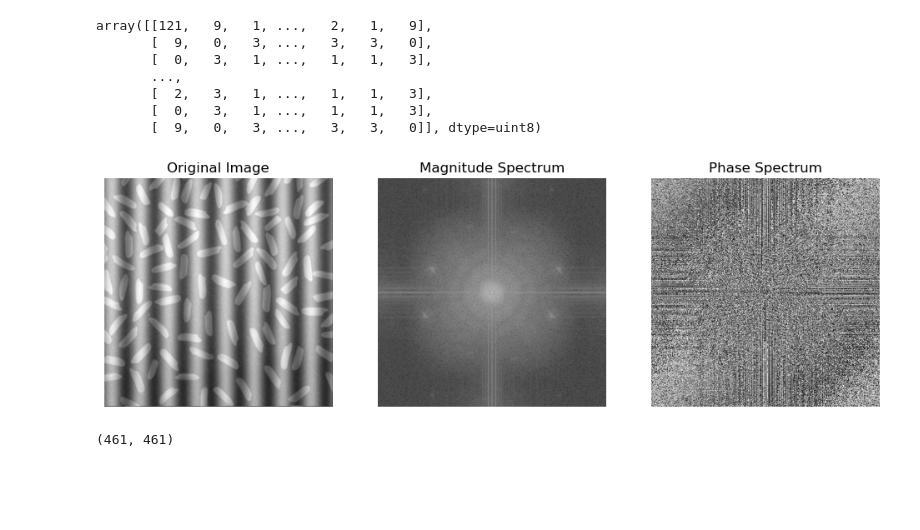
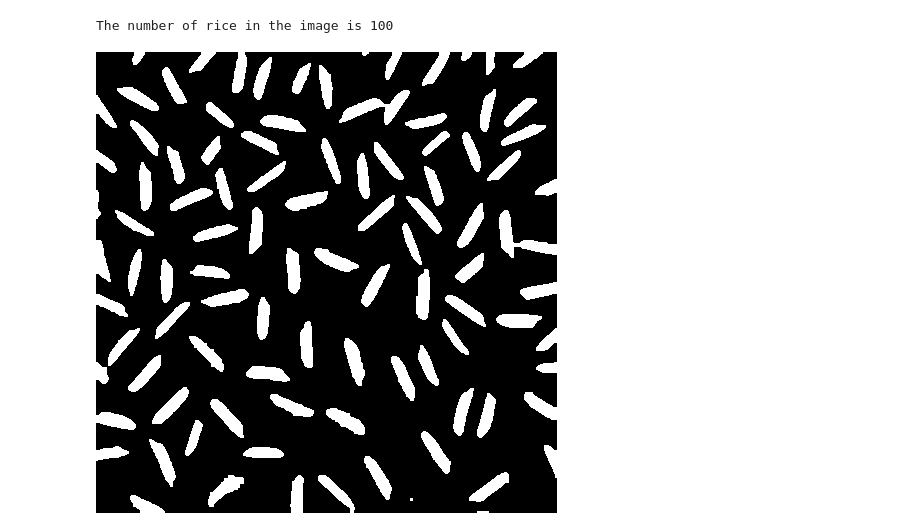
Before and after one commit to nrhevu/CV-basic, a Jupyter notebook: dev_count_rice.ipynb, the cells around one changed output. Drawn from its saved outputs; the diff is of its cells as text; code cells hidden in the pictures; blank space fills up the shorter version.

Commit message:
update final count rice

```diff
--- a/dev_count_rice.ipynb
+++ b/dev_count_rice.ipynb
@@ -47,42 +2,0 @@ The number of rice in the image is 97
-# %%
-import cv2
-import matplotlib.pyplot as plt
-import numpy as np
-from PIL import Image
-from skimage import filters
-
-img = cv2.imread('data/prj1-2/1_wIXlvBeAFtNVgJd49VObgQ.png_Salt_Pepper_Noise1.png')
-
-# Process on raw image
-
-## Convert image to grayscale image
-gray = cv2.cvtColor(img, cv2.COLOR_BGR2GRAY)
-
-## Add MedianFilter to remove salt and pepper noise
-gray = cv2.medianBlur(gray, 3)
-
-## Add GaussianFilter to remove noise
-# gray = cv2.GaussianBlur(gray, (11, 11), 0)
-
-## Increase the brightness by 50
-gray = cv2.convertScaleAbs(gray, alpha=1, beta=50)
-
-## Apply CLAHE to enhance constrast
-clahe = cv2.createCLAHE(clipLimit=2.0, tileGridSize=(8, 8))
-gray = clahe.apply(gray)
-
-# Process on binary image
-
-## Convert image to binary image using thresholding with otsu threshold
-_, thresh_image = cv2.threshold(gray, 0, 255, cv2.THRESH_BINARY + cv2.THRESH_OTSU)
-
-
-## Apply erosion to deal with sticking object
-kernel = np.ones((3, 3), np.uint8)
-thresh_image = cv2.morphologyEx(thresh_image, cv2.MORPH_ERODE, kernel, iterations=1)
-
-# Caculate the number of rice using count connectedComponets
-num_labels, labels = cv2.connectedComponents(thresh_image)
-
-print(f"The number of rice in the image is {num_labels}")
-Image.fromarray(thresh_image)
@@ -285,22 +86,0 @@ Image.fromarray(img_filtered.astype(np.uint8))
-# %%
-img_filtered.astype(np.uint8)
-# %% [output]
-array([[121,   9,   1, ...,   2,   1,   9],
-       [  9,   0,   3, ...,   3,   3,   0],
-       [  0,   3,   1, ...,   1,   1,   3],
-       ...,
-       [  2,   3,   1, ...,   1,   1,   3],
-       [  0,   3,   1, ...,   1,   1,   3],
-       [  9,   0,   3, ...,   3,   3,   0]], dtype=uint8)
-# %%
-# Display the original image, magnitude spectrum, and phase spectrum
-plt.figure(figsize=(12, 6))
-plt.subplot(131), plt.imshow(img, cmap='gray')
-plt.title('Original Image'), plt.axis('off')
-plt.subplot(132), plt.imshow(magnitude_spectrum, cmap='gray')
-plt.title('Magnitude Spectrum'), plt.axis('off')
-plt.subplot(133), plt.imshow(phase_spectrum, cmap='gray')
-plt.title('Phase Spectrum'), plt.axis('off')
-plt.show()
-# %% [output]
-[figure, removed]
@@ -318,4 +86,0 @@ mask[crow - r:crow + r, ccol - r:ccol + r] = 0
-# %%
-gray.shape
-# %% [output]
-(461, 461)
@@ -359,0 +87,5 @@ plt.show()
+# %%
+count_rice_number("data/prj1-2/1_wIXlvBeAFtNVgJd49VObgQ.png")
+# %% [output]
+The number of rice in the image is 100
+[figure, added]
```
Also changed, not shown: parts of 15 cells of this notebook.
